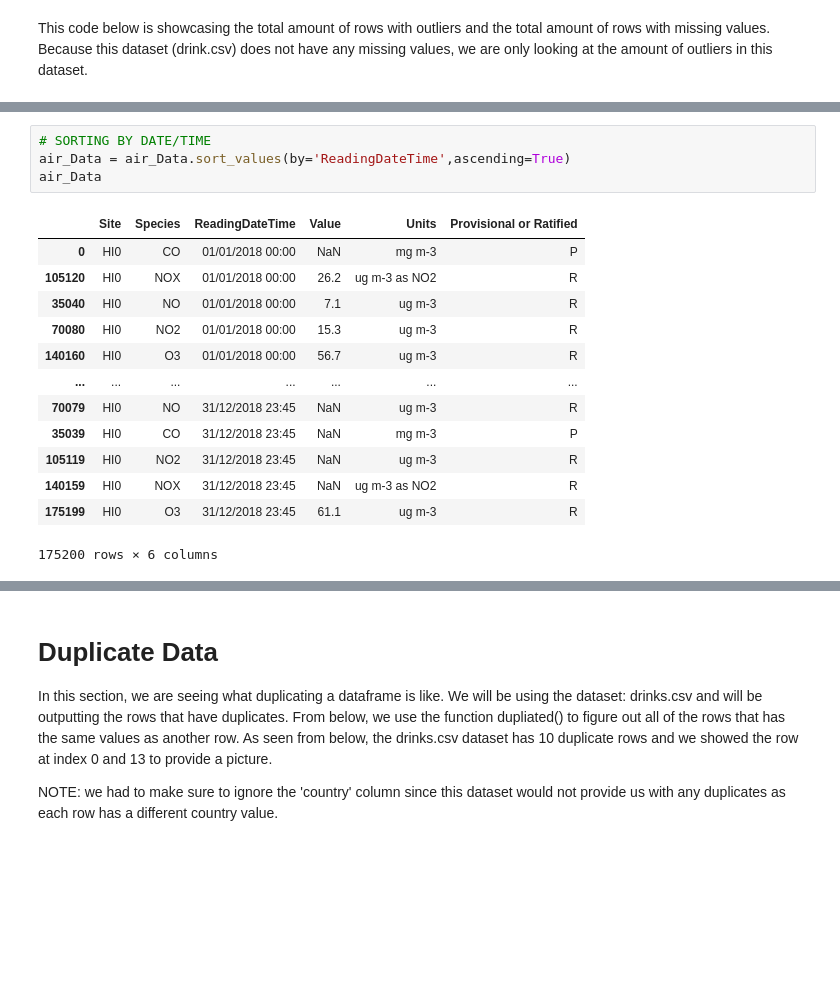
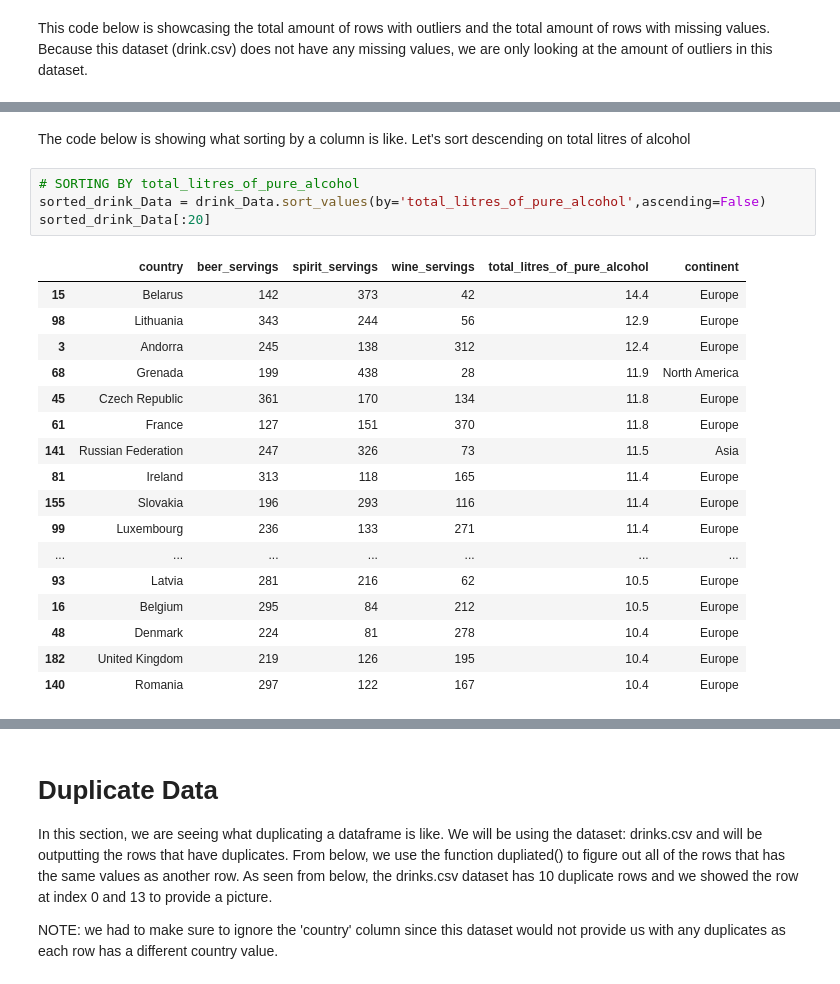
Before and after one commit to OtaSteven/CSC177_Proj, a Jupyter notebook: data_process/air_drink_dataPreprocessing.ipynb, the cells around one changed output, grey strips where cells are left out. Drawn from its saved outputs; the diff is of its cells as text; blank space fills up the shorter version.

```diff
--- a/data_process/air_drink_dataPreprocessing.ipynb
+++ b/data_process/air_drink_dataPreprocessing.ipynb
@@ -150,18 +194,24 @@ The code below is showing what sorting by a column is like. We go back to using
+# %% [markdown]
+The code below is showing what sorting by a column is like. Let's sort descending on total litres of alcohol
 # %%
-# SORTING BY DATE/TIME
-air_Data = air_Data.sort_values(by='ReadingDateTime',ascending=True)
-air_Data
+# SORTING BY total_litres_of_pure_alcohol
+sorted_drink_Data = drink_Data.sort_values(by='total_litres_of_pure_alcohol',ascending=False)
+sorted_drink_Data[:20]
 # %% [output]
-|  | Site | Species | ReadingDateTime | Value | Units | Provisional or Ratified |
-| 0 | HI0 | CO | 01/01/2018 00:00 | NaN | mg m-3 | P |
-| 105120 | HI0 | NOX | 01/01/2018 00:00 | 26.2 | ug m-3 as NO2 | R |
-| 35040 | HI0 | NO | 01/01/2018 00:00 | 7.1 | ug m-3 | R |
-| 70080 | HI0 | NO2 | 01/01/2018 00:00 | 15.3 | ug m-3 | R |
-| 140160 | HI0 | O3 | 01/01/2018 00:00 | 56.7 | ug m-3 | R |
+|  | country | beer_servings | spirit_servings | wine_servings | total_litres_of_pure_alcohol | continent |
+| 15 | Belarus | 142 | 373 | 42 | 14.4 | Europe |
+| 98 | Lithuania | 343 | 244 | 56 | 12.9 | Europe |
+| 3 | Andorra | 245 | 138 | 312 | 12.4 | Europe |
+| 68 | Grenada | 199 | 438 | 28 | 11.9 | North America |
+| 45 | Czech Republic | 361 | 170 | 134 | 11.8 | Europe |
+| 61 | France | 127 | 151 | 370 | 11.8 | Europe |
+| 141 | Russian Federation | 247 | 326 | 73 | 11.5 | Asia |
+| 81 | Ireland | 313 | 118 | 165 | 11.4 | Europe |
+| 155 | Slovakia | 196 | 293 | 116 | 11.4 | Europe |
+| 99 | Luxembourg | 236 | 133 | 271 | 11.4 | Europe |
 | ... | ... | ... | ... | ... | ... | ... |
-| 70079 | HI0 | NO | 31/12/2018 23:45 | NaN | ug m-3 | R |
-| 35039 | HI0 | CO | 31/12/2018 23:45 | NaN | mg m-3 | P |
-| 105119 | HI0 | NO2 | 31/12/2018 23:45 | NaN | ug m-3 | R |
-| 140159 | HI0 | NOX | 31/12/2018 23:45 | NaN | ug m-3 as NO2 | R |
-| 175199 | HI0 | O3 | 31/12/2018 23:45 | 61.1 | ug m-3 | R |
+| 93 | Latvia | 281 | 216 | 62 | 10.5 | Europe |
+| 16 | Belgium | 295 | 84 | 212 | 10.5 | Europe |
+| 48 | Denmark | 224 | 81 | 278 | 10.4 | Europe |
+| 182 | United Kingdom | 219 | 126 | 195 | 10.4 | Europe |
+| 140 | Romania | 297 | 122 | 167 | 10.4 | Europe |
-175200 rows × 6 columns
```
Also changed, not shown: parts of 33 cells of this notebook.
